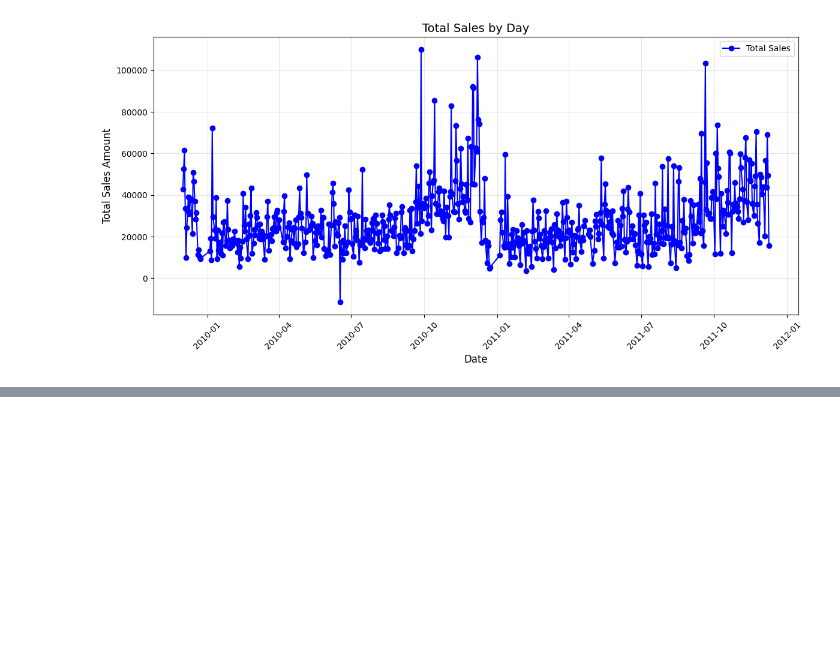
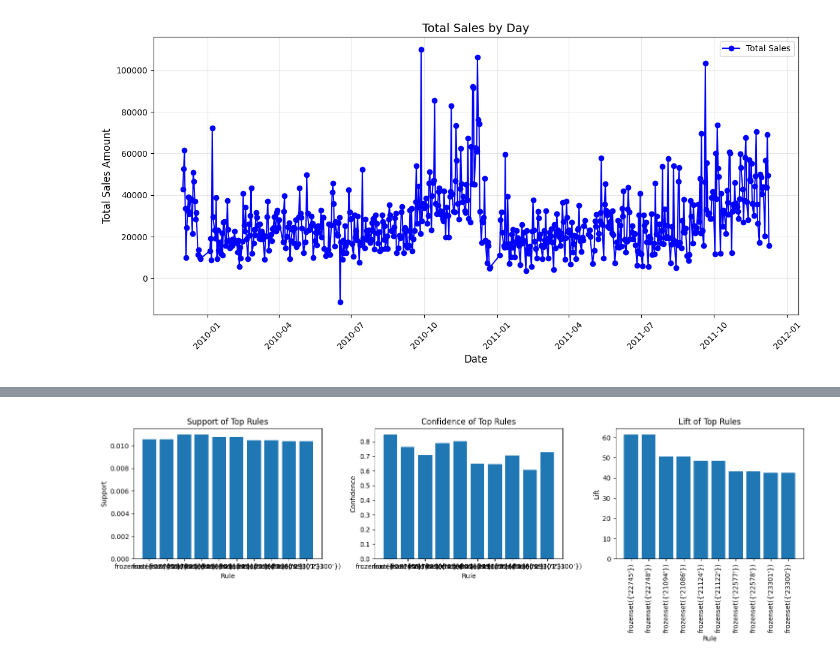
Before and after one commit to eth-alexander/CAP4770-Project, a Jupyter notebook: project.ipynb, the cells around one changed output, grey strips where cells are left out. Saved outputs shown, nothing was run; the diff lists cells and outputs as text; code cells hidden in the pictures; blank space fills up the shorter version.

```diff
--- a/project.ipynb
+++ b/project.ipynb
@@ -290,0 +369,26 @@ plt.show()
+# %%
+# bar plots for support, confidence, and lift of top rules
+top_rules = strong_rules.sort_values(by='lift', ascending=False).head(10)
+
+fig, axes = plt.subplots(1, 3, figsize=(15, 5))
+
+axes[0].bar(top_rules['antecedents'].astype(str), top_rules['support'])
+axes[0].set_title('Support of Top Rules')
+axes[0].set_xlabel('Rule')
+axes[0].set_ylabel('Support')
+
+axes[1].bar(top_rules['antecedents'].astype(str), top_rules['confidence'])
+axes[1].set_title('Confidence of Top Rules')
+axes[1].set_xlabel('Rule')
+axes[1].set_ylabel('Confidence')
+
+axes[2].bar(top_rules['antecedents'].astype(str), top_rules['lift'])
+axes[2].set_title('Lift of Top Rules')
+axes[2].set_xlabel('Rule')
+axes[2].set_ylabel('Lift')
+
+plt.xticks(rotation=90)
+plt.tight_layout()
+plt.show()
+# %% [output]
+[figure, added]
```
Also changed, not shown: parts of 6 cells of this notebook.
